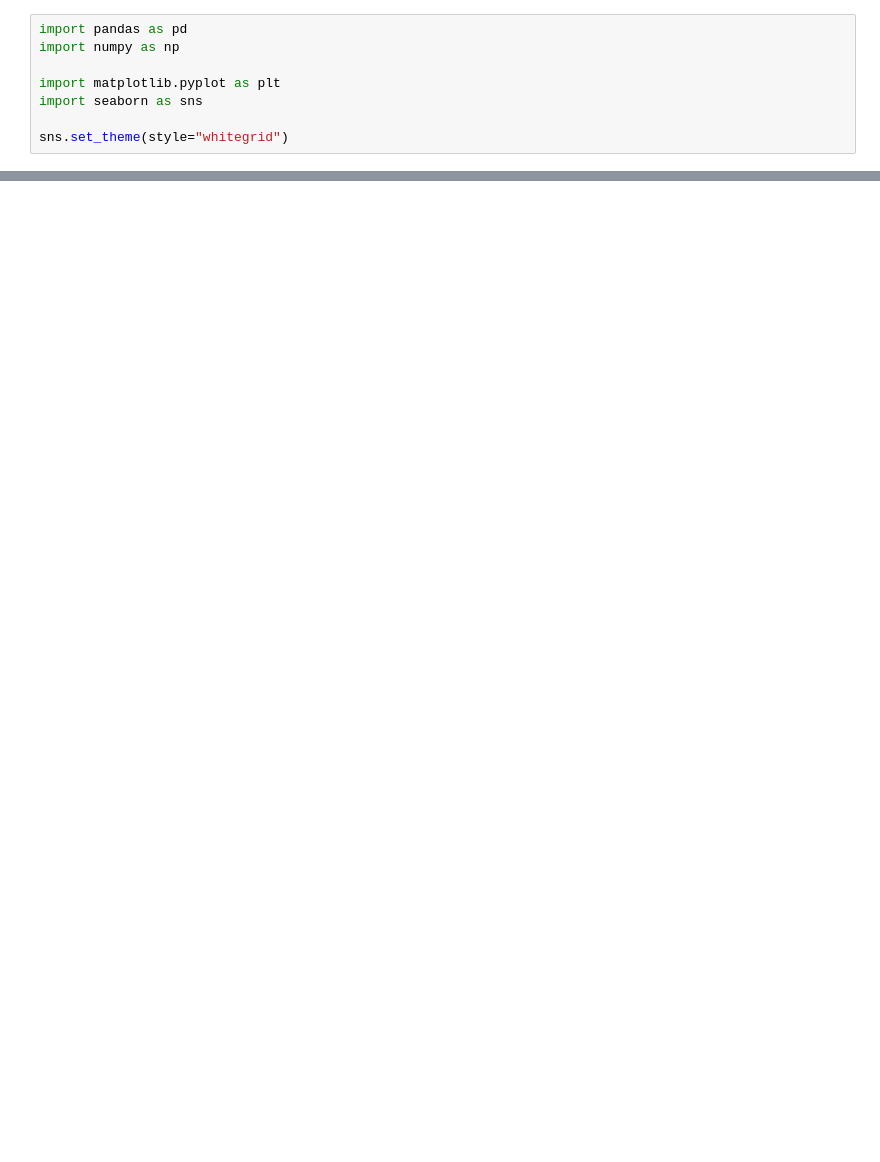
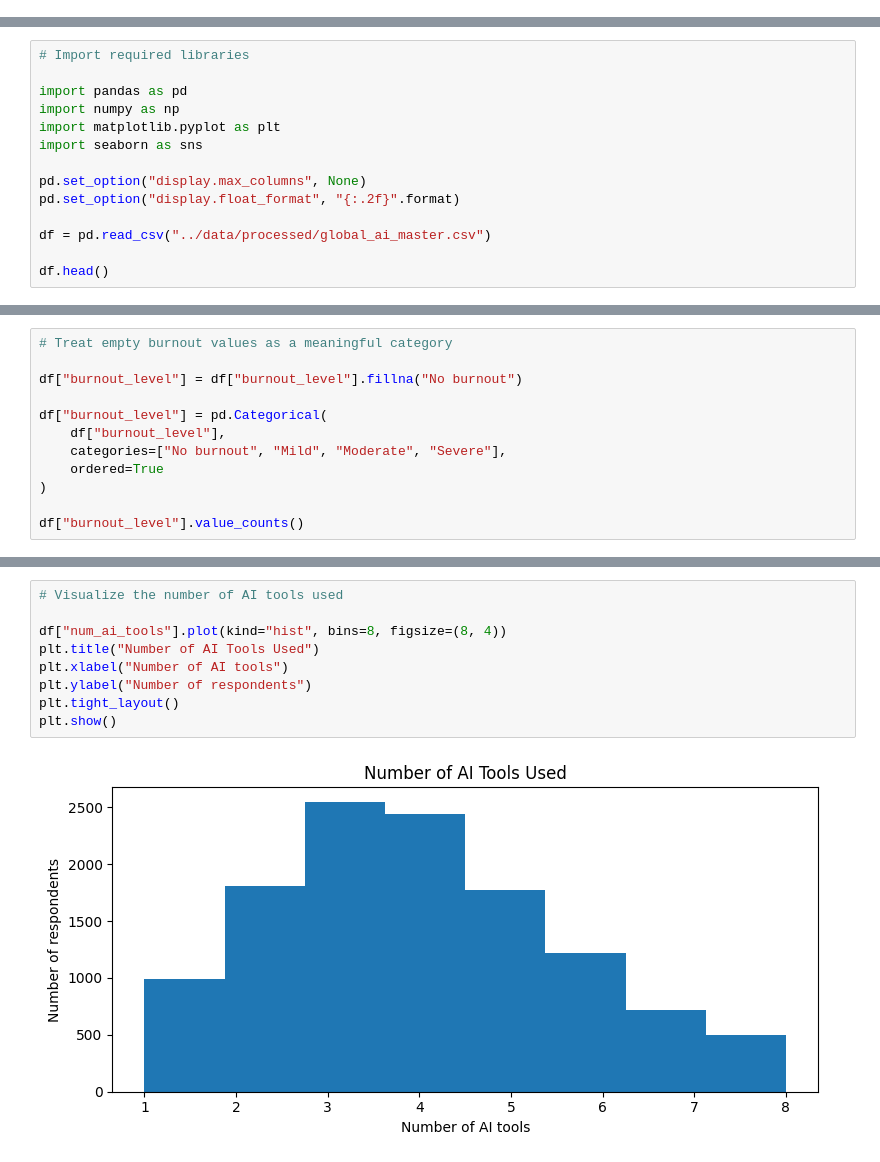
Before and after one commit to mariaravi/PP, a Jupyter notebook: notebooks/03_global_ai_eda.ipynb, the cells around one changed output, grey strips where cells are left out. Cells and saved outputs as stored; diff of their text form; blank space fills up the shorter version.

```diff
--- a/notebooks/03_global_ai_eda.ipynb
+++ b/notebooks/03_global_ai_eda.ipynb
@@ -11,8 +0,0 @@ How can AI be used in a way that maximizes professional benefits while minimizin
-# %%
-import pandas as pd
-import numpy as np
-
-import matplotlib.pyplot as plt
-import seaborn as sns
-
-sns.set_theme(style="whitegrid")
@@ -406,0 +15,14 @@ master_df.groupby(
+# %%
+# Import required libraries
+
+import pandas as pd
+import numpy as np
+import matplotlib.pyplot as plt
+import seaborn as sns
+
+pd.set_option("display.max_columns", None)
+pd.set_option("display.float_format", "{:.2f}".format)
+
+df = pd.read_csv("../data/processed/global_ai_master.csv")
+
+df.head()
@@ -406,0 +79,12 @@ master_df.groupby(
+# %%
+# Treat empty burnout values as a meaningful category
+
+df["burnout_level"] = df["burnout_level"].fillna("No burnout")
+
+df["burnout_level"] = pd.Categorical(
+    df["burnout_level"],
+    categories=["No burnout", "Mild", "Moderate", "Severe"],
+    ordered=True
+)
+
+df["burnout_level"].value_counts()
@@ -406,0 +243,11 @@ master_df.groupby(
+# %%
+# Visualize the number of AI tools used
+
+df["num_ai_tools"].plot(kind="hist", bins=8, figsize=(8, 4))
+plt.title("Number of AI Tools Used")
+plt.xlabel("Number of AI tools")
+plt.ylabel("Number of respondents")
+plt.tight_layout()
+plt.show()
+# %% [output]
+[figure, added]
```
Also changed, not shown: parts of 86 cells of this notebook, 18 other files.
